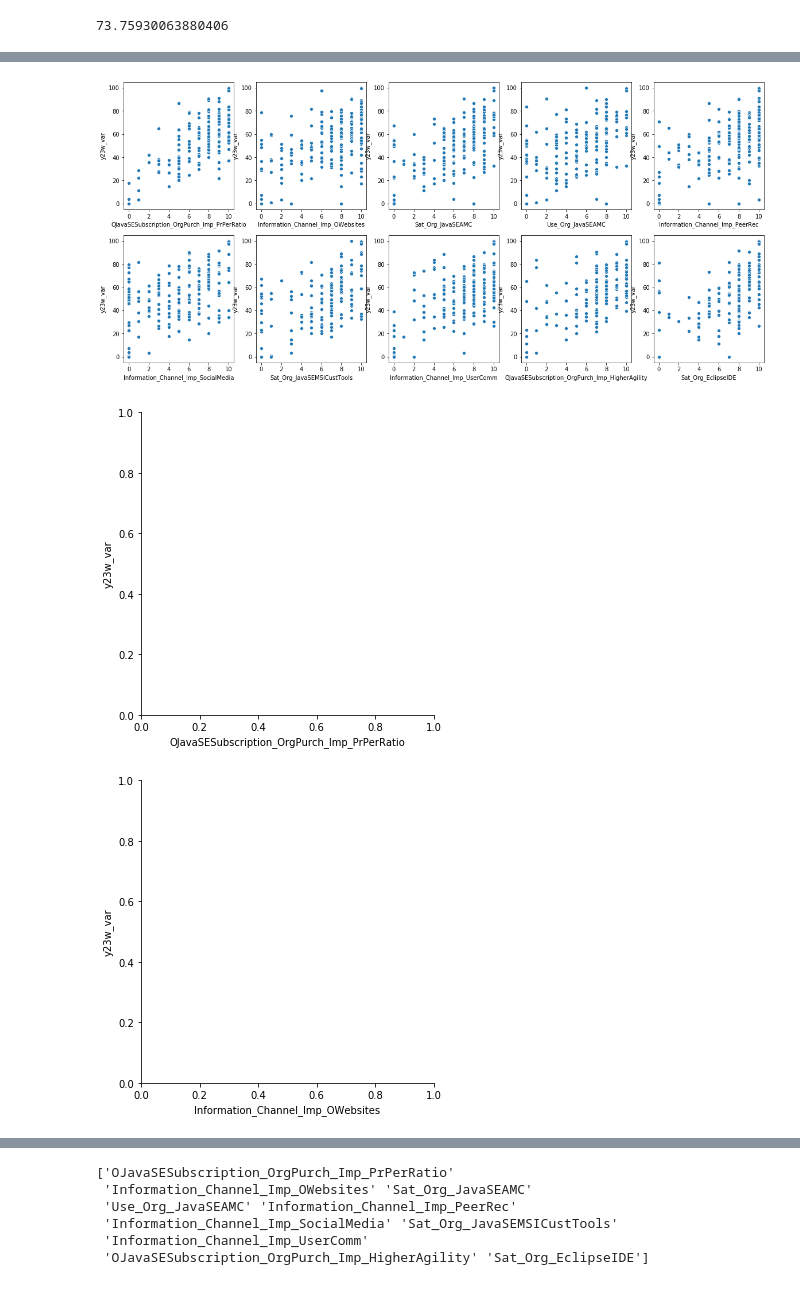
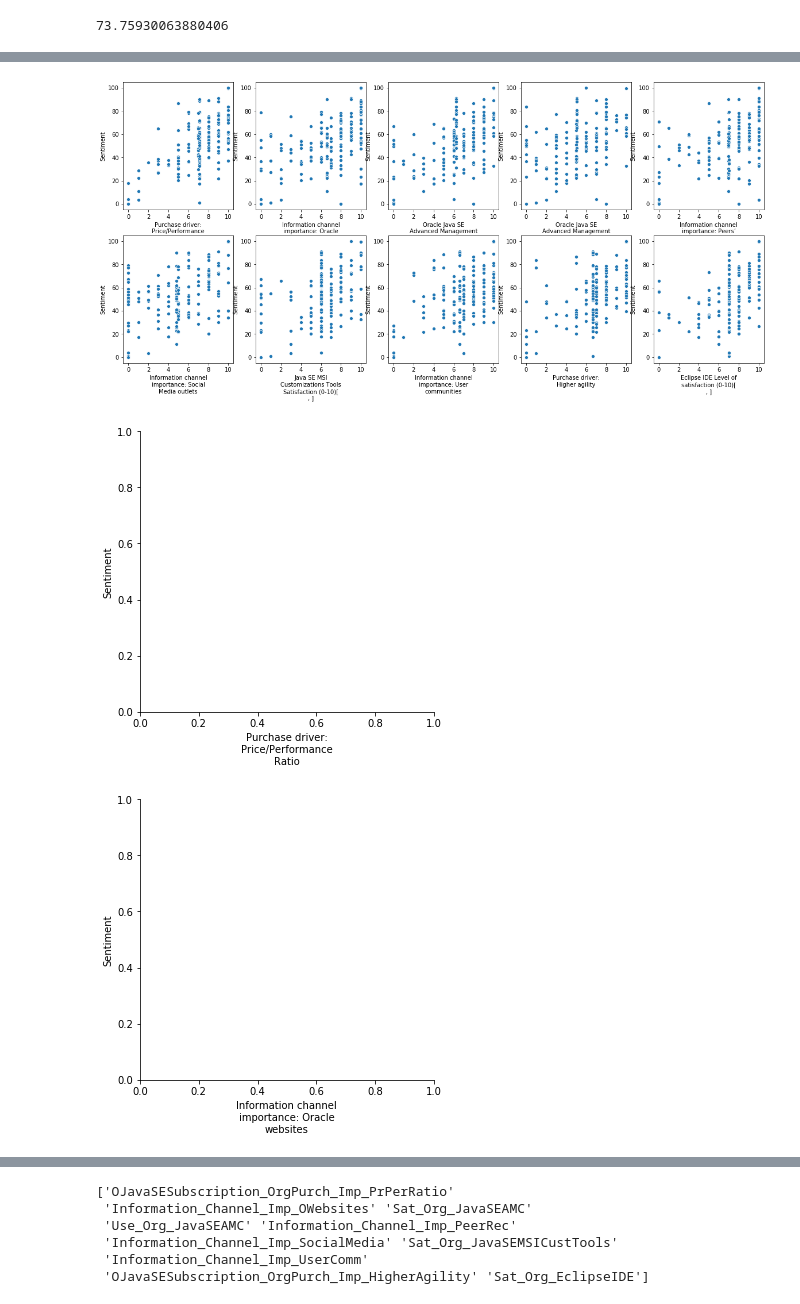
Before and after one commit to liouviaglou/JavaSE_202007, a Jupyter notebook: scripts/random_forest-y23w_mean.ipynb, the cells around one changed output, grey strips where cells are left out. Saved outputs shown, nothing was run; the diff lists cells and outputs as text; code cells hidden in the pictures.

```diff
--- a/scripts/random_forest-y23w_mean.ipynb
+++ b/scripts/random_forest-y23w_mean.ipynb
@@ -246,0 +287,20 @@ varimp_df[['Q','imp']][0:10]
+# %%
+varimp_df = pd.DataFrame(feature_importances)
+
+varimp_df.columns = ['var','imp']
+varimp_df = varimp_df.merge(varkey, how='left')
+varimp_df = varimp_df[['var','Q','imp']]
+
+temp = varimp_df[['Q','imp']][0:10]
+
+temp.Q = ['\n'.join(wrap(q, 20)) for q in temp.Q]
+varimp_top10 = temp.Q.values[0:10]
+
+fig = temp.plot.bar(x='Q', y='imp', rot=45)
+fig.set_ylabel("Variable Importance", fontsize=24)
+fig.xaxis.set_tick_params(labelsize=18)
+
+fig.spines['top'].set_visible(False)
+fig.spines['right'].set_visible(False)
+fig.get_legend().remove()
+fig.grid()
@@ -251,6 +313,13 @@ X = X.drop(y2_list + y3_list +x2_list + x3_list,
            axis=1, errors='ignore')
 X = X.fillna(X.mean())
 X_train, X_test = train_test_split(X, random_state=0)
+# %%
+colnames = pd.DataFrame(X_train.columns)
+colnames.columns = ['var']
+colnames = colnames.merge(varkey, how='left', on='var')#.Q.values
+colnames.Q = colnames.Q.fillna(colnames['var'])
+X_train.columns = colnames.Q.values
+X_train.columns = ['\n'.join(wrap(q, 20)) for q in X_train.columns]
 # %%
 varimp_top10
 # %% [output]
@@ -281,11 +383,13 @@ plot_partial_dependence(clf, X_train, [tuple(varimp_top10[0:2])],
 # %%
+X_train['Sentiment'] = modw_df.y23w_var
+
 fig, axs = plt.subplots(ncols=5, nrows=2)
 i=0
 axli = axs.flatten()
 for v in varimp_top10:
-    sns.relplot(x=v, y="y23w_var", data=modw_df, ax=axli[i])
+    fig=sns.relplot(x=v, y="Sentiment", data=X_train, ax=axli[i])
     i=i+1
 # %% [output]
-[figure, old version]
+[figure, new version]
-[figure, old version]
+[figure, new version]
-[figure, old version]
+[figure, new version]
```
Also changed, not shown: parts of 19 cells of this notebook, 7 other files.
